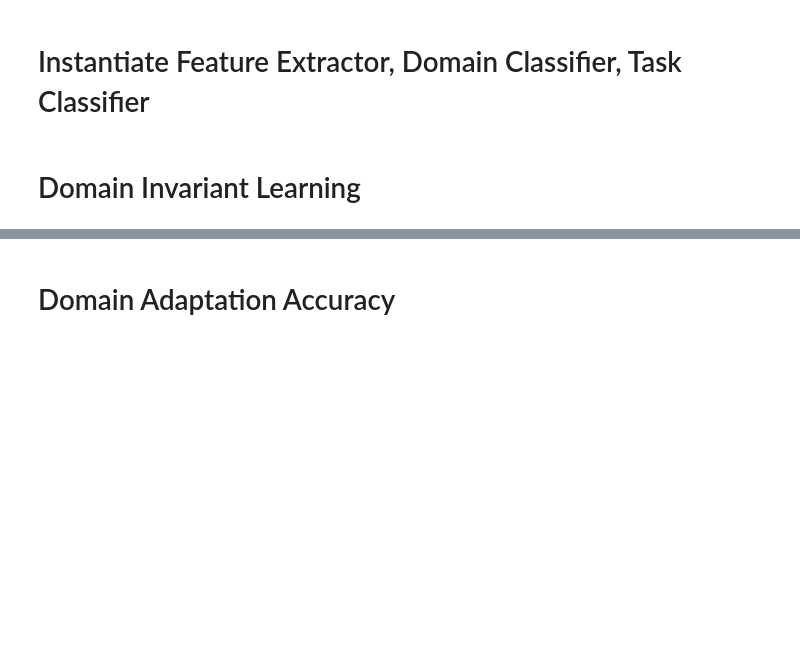
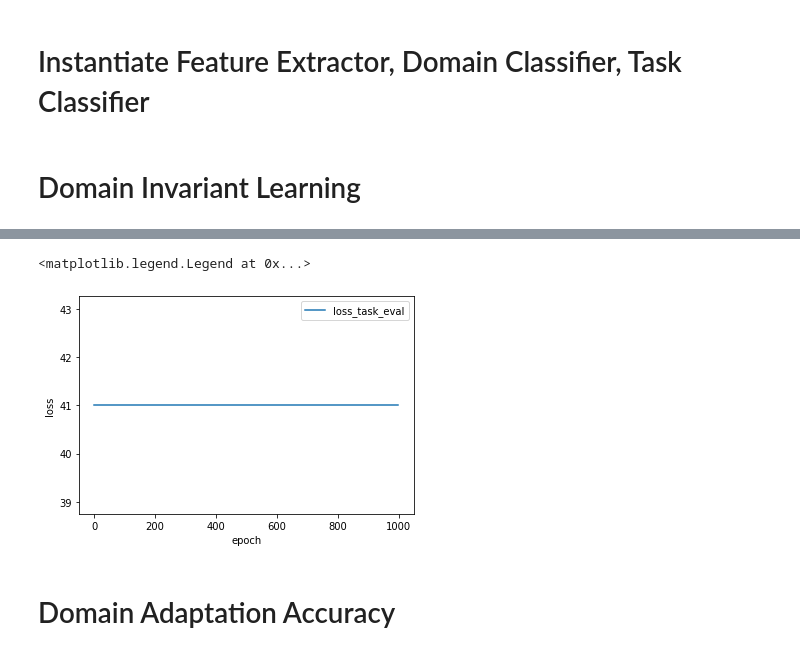
Before and after one commit to oh-yu/domain-invariant-learning, a Jupyter notebook: occupancy_detection.ipynb, the cells around one changed output, grey strips where cells are left out. Drawn from its saved outputs; the diff is of its cells as text; code cells hidden in the pictures; blank space fills up the shorter version.

```diff
--- a/occupancy_detection.ipynb
+++ b/occupancy_detection.ipynb
@@ -102,3 +108,11 @@ plt.legend()
+# %%
+plt.plot(loss_task_evals, label="loss_task_eval")
+plt.xlabel("epoch")
+plt.ylabel("loss")
+plt.legend()
+# %% [output]
+<matplotlib.legend.Legend at 0x...>
+[figure, added]
 # %% [markdown]
 # Domain Adaptation Accuracy
 # %%
```
Also changed, not shown: parts of 2 cells of this notebook.
